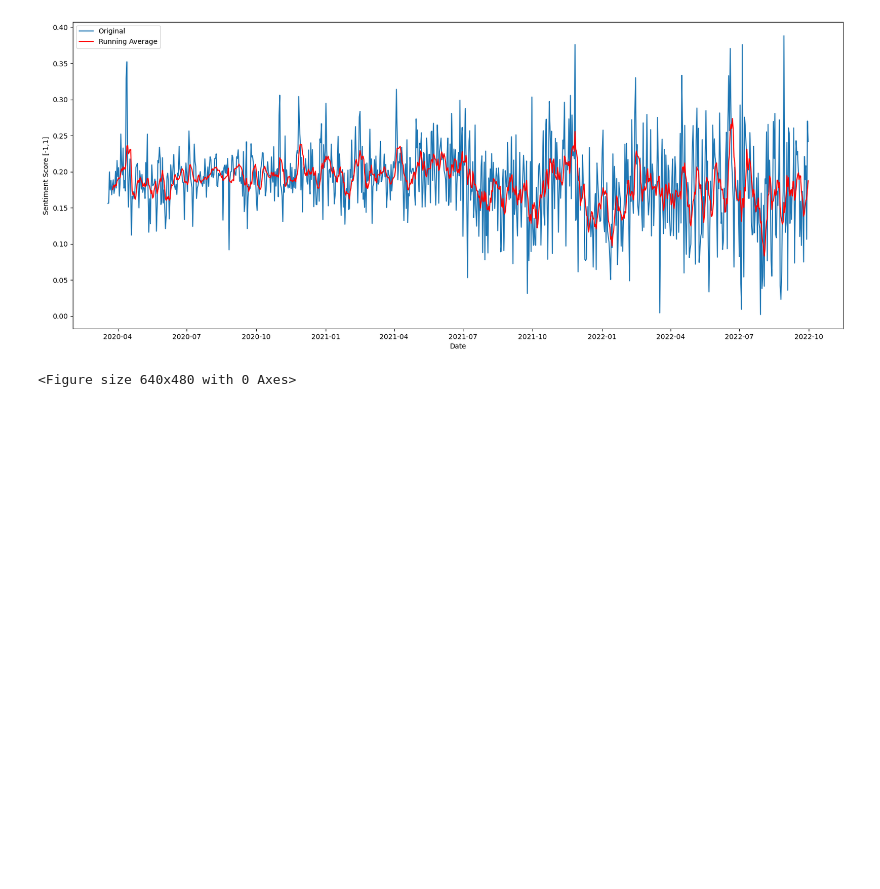
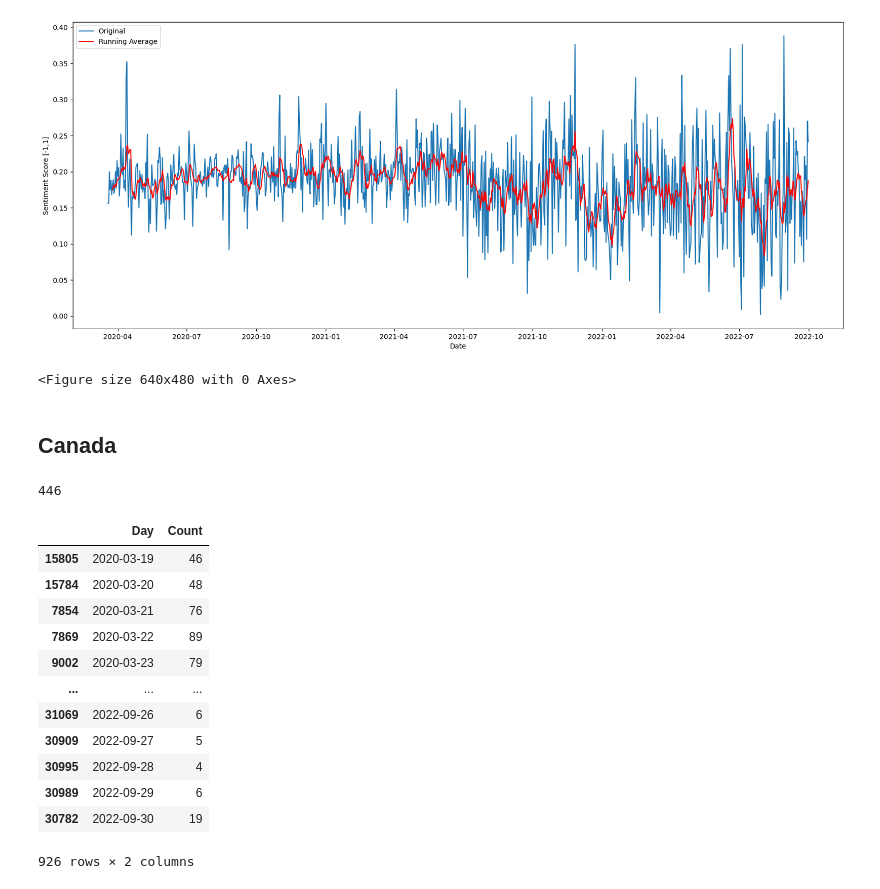
Before and after one commit to jenchan22/covid19-policies-restrictions, a Jupyter notebook: DS Capstone_Data Visualization.ipynb, the cells around one changed output. Drawn from its saved outputs; the diff is of its cells as text; code cells hidden in the pictures; blank space fills up the shorter version.

```diff
--- a/DS Capstone_Data Visualization.ipynb
+++ b/DS Capstone_Data Visualization.ipynb
@@ -324,3 +308,34 @@ plt.savefig('US_sentiment_score.png')
 # %% [output]
 [figure]
 <Figure size 640x480 with 0 Axes>
+# %% [markdown]
+## Canada
+# %%
+Canada_df = pd.read_csv("CAN_all_merged.csv")
+Canada_df = Canada_df[['Day','sentiment score']]
+Canada_df['Day'] = pd.to_datetime(Canada_df['Day'])
+Canada_df['Day'] = Canada_df['Day'].dt.date
+# %%
+Canada_df["sentiment score"].isna().sum() #446 missing values
+# %% [output]
+446
+# %%
+"""Count how many tweets per day"""
+a_can=Canada_df.groupby("Day").size().values
+count_can= Canada_df.drop_duplicates(subset="Day").assign(Count=a_can)
+count_can = count_can.sort_values(by='Day').drop(columns = ["sentiment score"])
+count_can
+# %% [output]
+|  | Day | Count |
+| 15805 | 2020-03-19 | 46 |
+| 15784 | 2020-03-20 | 48 |
+| 7854 | 2020-03-21 | 76 |
+| 7869 | 2020-03-22 | 89 |
+| 9002 | 2020-03-23 | 79 |
+| ... | ... | ... |
+| 31069 | 2022-09-26 | 6 |
+| 30909 | 2022-09-27 | 5 |
+| 30995 | 2022-09-28 | 4 |
+| 30989 | 2022-09-29 | 6 |
+| 30782 | 2022-09-30 | 19 |
+926 rows × 2 columns
```
Also changed, not shown: parts of 5 cells of this notebook, 10 other files.
